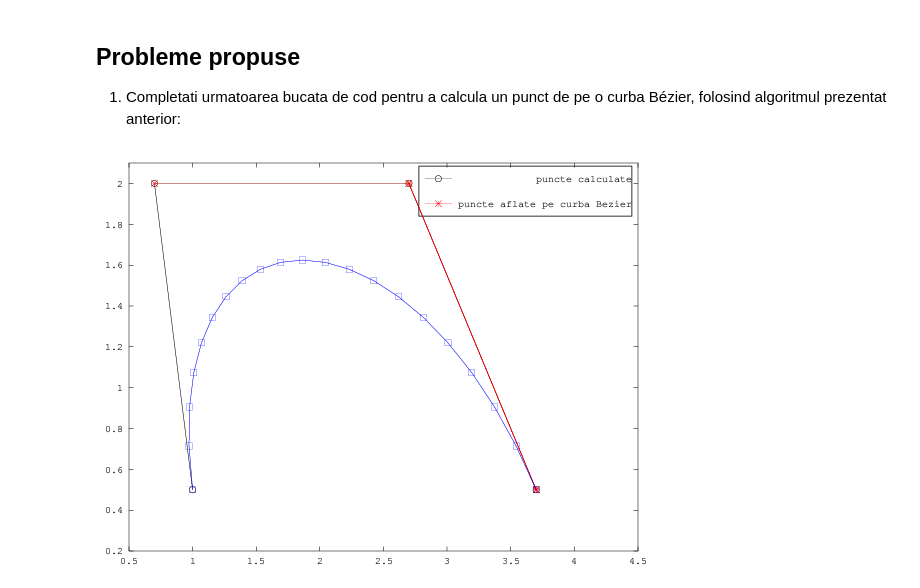
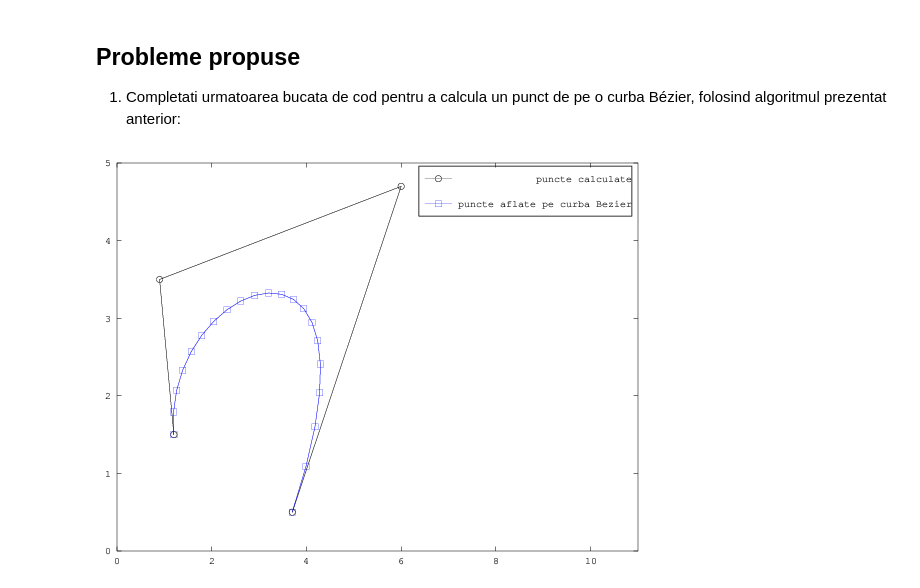
Before and after one commit to adinasm/numerical-methods-labs, a Jupyter notebook: Lab9.ipynb, the cells around one changed output. Drawn from its saved outputs; the diff is of its cells as text; code cells hidden in the pictures.

```diff
--- a/Lab9.ipynb
+++ b/Lab9.ipynb
@@ -480,10 +494,10 @@ function P = Casteljau(x, y, t)
 endfunction
 # %%
+function [B_x B_y] = BezierCurve(x, y)
     % coordonatele punctelor de control
-    x = [1 0.7 2.7 3.7];
-    y = [0.5 2 2 0.5];
+    i = 1;
 
-    i = 1;
+    % curba Bezier
     B_x = zeros();
     B_y = zeros();
     hold off;
@@ -492,17 +506,23 @@ endfunction
         P = Casteljau(x, y, t);
         B_x(i) = P(1);
         B_y(i) = P(2);
+        i++;
 
         % plotare puncte de pe curba Bezier
         plot(B_x, B_y, 'b-s');
         legend ('puncte calculate', 'puncte aflate pe curba Bezier');
-        i++;
 
-        pause(0.5);
+        pause(0.3);
         hold off;
     endfor
+    endfunction
-# %% [output]
-[figure, removed]
+# %%
+x = [1.2 0.9 6 3.7];
+y = [1.5 3.5 4.7 0.5];
+
+[B_x B_y] = BezierCurve(x, y);
+# %% [output]
+[figure, added]
 # %% [markdown]
 <a id='taylor'></a>
 
```
Also changed, not shown: parts of 8 cells of this notebook.
